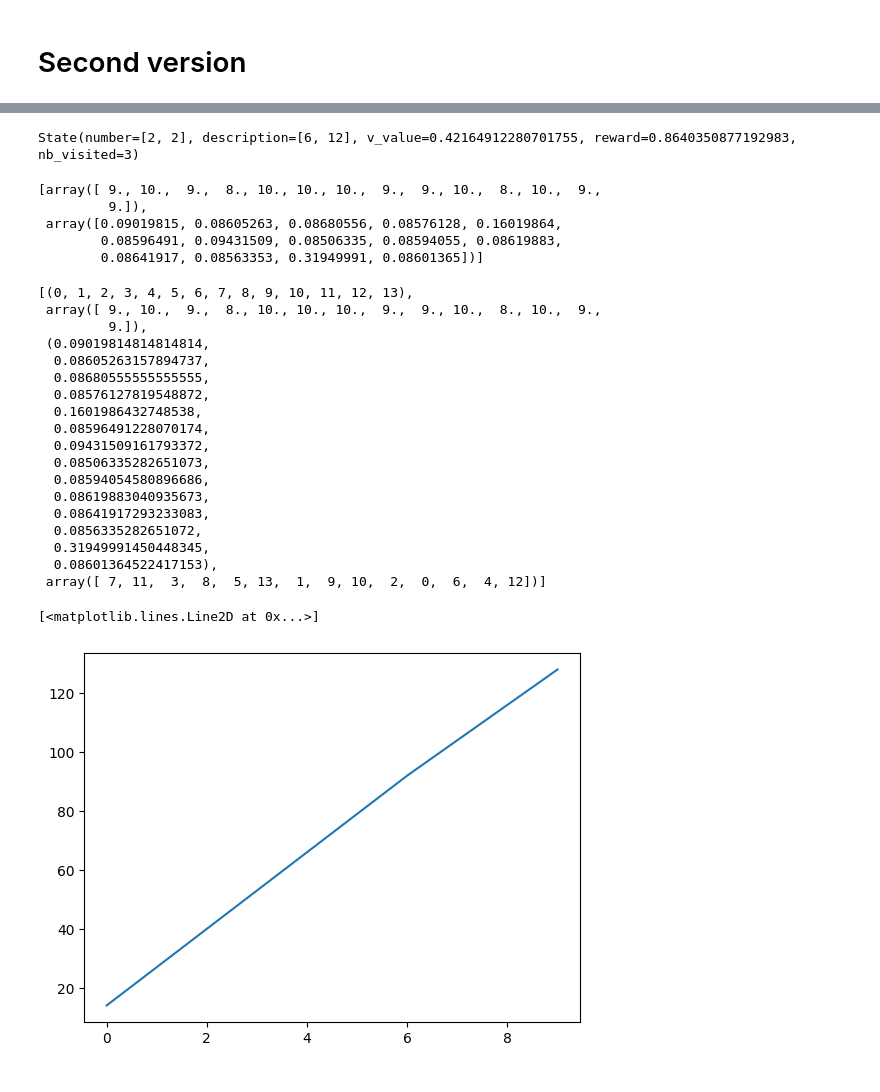
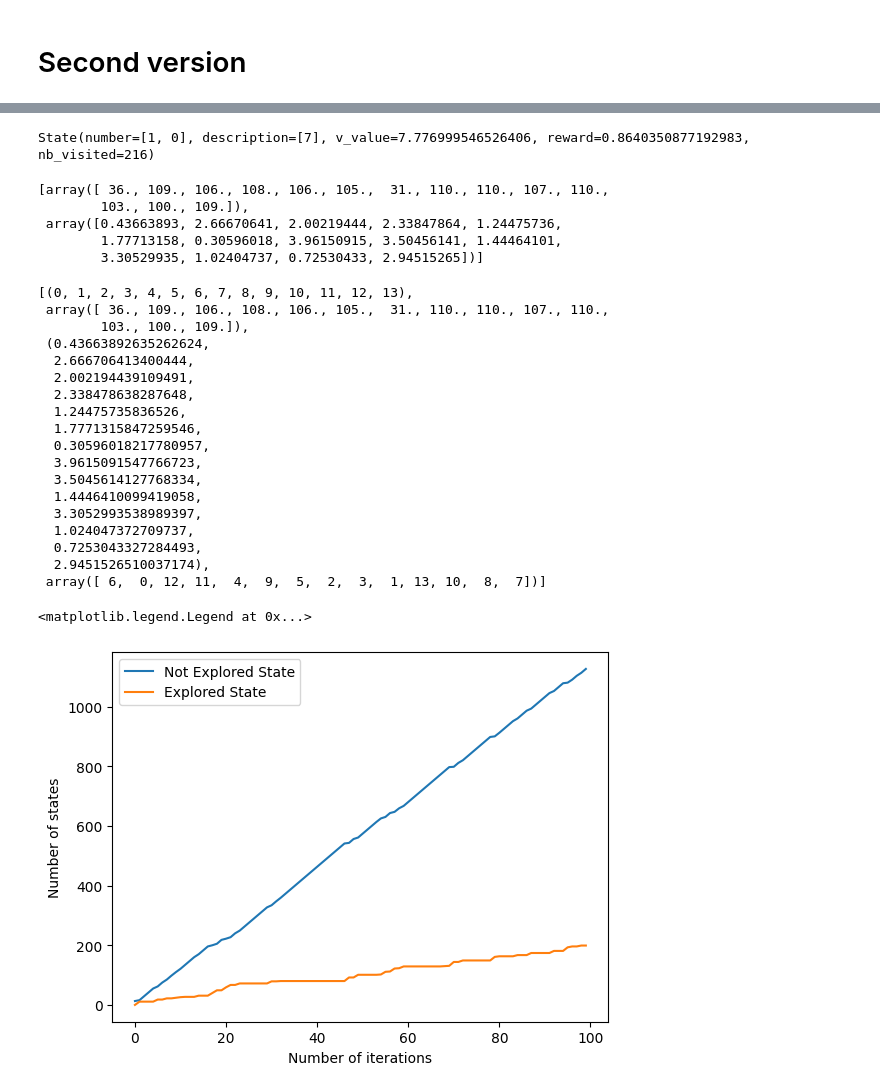
Before and after one commit to blefo/FSRLearning, a Jupyter notebook: feature_selection_RL_nb.ipynb, the cells around one changed output, grey strips where cells are left out. Cells and saved outputs as stored; diff of their text form; code cells hidden in the pictures.

```diff
--- a/feature_selection_RL_nb.ipynb
+++ b/feature_selection_RL_nb.ipynb
@@ -30,7 +30,7 @@ aor: list = [np.zeros(feature_number), np.zeros(feature_number)]
 print(aor)
 
 print('---------- Process init ----------')
-feature_selection_process = feature_selection_RL_V2.FeatureSelectionProcessV2(feature_number, .3, .2, .99, aor, {})
+feature_selection_process = feature_selection_RL_V2.FeatureSelectionProcessV2(feature_number, .05, .5, .99, aor, {})
 print(feature_selection_process)
 
 print('---------- The process has been successfully init ----------')
@@ -42,8 +42,10 @@ FeatureSelectionProcessV2(nb_of_features=14, eps=0.3, alpha=0.2, gamma=0.99, aor
 ---------- The process has been successfully init ----------
 # %%
-nb_iter: int = 10
+nb_iter: int = 100
 nb_explored: list = []
+nb_not_explored: list = []
 explored: int = 0
+not_explored: int = 0
 # %%
 for it in range(nb_iter):
 
@@ -60,9 +62,13 @@ for it in range(nb_iter):
         return_next_action_state = current_state.select_action(feature_selection_process.feature_structure, feature_selection_process.eps, feature_selection_process.aor)
         next_state, next_action = return_next_action_state[1], return_next_action_state[0]
 
+        current_state.nb_visited += 1
+
         if current_state.v_value == 0:
             explored += 1
             print(explored)
+        else:
+            not_explored += 1
 
         if len(next_action.state_next.description) >= 14:
             break
@@ -79,6 +85,7 @@ for it in range(nb_iter):
         current_state = next_state
 
     nb_explored.append(explored)
+    nb_not_explored.append(not_explored)
 
 results = feature_selection_process.get_final_aor_sorted()
 # %% [output]
@@ -102,41 +129,45 @@ Current state selection 0 ---------
 # %%
 feature_selection_process.get_optimal_state_value()
 # %% [output]
-State(number=[2, 2], description=[6, 12], v_value=0.42164912280701755, reward=0.8640350877192983, nb_visited=3)
+State(number=[1, 0], description=[7], v_value=7.776999546526406, reward=0.8640350877192983, nb_visited=216)
 # %%
 feature_selection_process.aor
 # %% [output]
-[array([ 9., 10.,  9.,  8., 10., 10., 10.,  9.,  9., 10.,  8., 10.,  9.,
-         9.]),
- array([0.09019815, 0.08605263, 0.08680556, 0.08576128, 0.16019864,
-        0.08596491, 0.09431509, 0.08506335, 0.08594055, 0.08619883,
-        0.08641917, 0.08563353, 0.31949991, 0.08601365])]
+[array([ 36., 109., 106., 108., 106., 105.,  31., 110., 110., 107., 110.,
+        103., 100., 109.]),
+ array([0.43663893, 2.66670641, 2.00219444, 2.33847864, 1.24475736,
+        1.77713158, 0.30596018, 3.96150915, 3.50456141, 1.44464101,
+        3.30529935, 1.02404737, 0.72530433, 2.94515265])]
 # %%
 results
 # %% [output]
 [(0, 1, 2, 3, 4, 5, 6, 7, 8, 9, 10, 11, 12, 13),
- array([ 9., 10.,  9.,  8., 10., 10., 10.,  9.,  9., 10.,  8., 10.,  9.,
-         9.]),
- (0.09019814814814814,
-  0.08605263157894737,
-  0.08680555555555555,
-  0.08576127819548872,
-  0.1601986432748538,
-  0.08596491228070174,
-  0.09431509161793372,
-  0.08506335282651073,
-  0.08594054580896686,
-  0.08619883040935673,
-  0.08641917293233083,
-  0.0856335282651072,
-  0.31949991450448345,
-  0.08601364522417153),
- array([ 7, 11,  3,  8,  5, 13,  1,  9, 10,  2,  0,  6,  4, 12])]
+ array([ 36., 109., 106., 108., 106., 105.,  31., 110., 110., 107., 110.,
+        103., 100., 109.]),
+ (0.43663892635262624,
+  2.666706413400444,
+  2.002194439109491,
+  2.338478638287648,
+  1.24475735836526,
+  1.7771315847259546,
+  0.30596018217780957,
+  3.9615091547766723,
+  3.5045614127768334,
+  1.4446410099419058,
+  3.3052993538989397,
+  1.024047372709737,
+  0.7253043327284493,
+  2.9451526510037174),
+ array([ 6,  0, 12, 11,  4,  9,  5,  2,  3,  1, 13, 10,  8,  7])]
-# %%
-plt.plot([i for i in range(len(nb_explored))], nb_explored)
-# %% [output]
-[<matplotlib.lines.Line2D at 0x...>]
-[figure, removed]
+# %%
+plt.plot([i for i in range(len(nb_not_explored))], nb_not_explored, label='Not Explored State')
+plt.plot([i for i in range(len(nb_explored))], nb_explored, label='Explored State')
+plt.xlabel('Number of iterations')
+plt.ylabel('Number of states')
+plt.legend(loc="upper left")
+# %% [output]
+<matplotlib.legend.Legend at 0x...>
+[figure, added]
 # %%
 #Five first  [ 0,  5,  1, 13,  9, 12,  7,  6,  8,  3,  2, 10,  4, 11] --> 0.828
 
```
Also changed, not shown: parts of 7 cells of this notebook, 1 other file.
